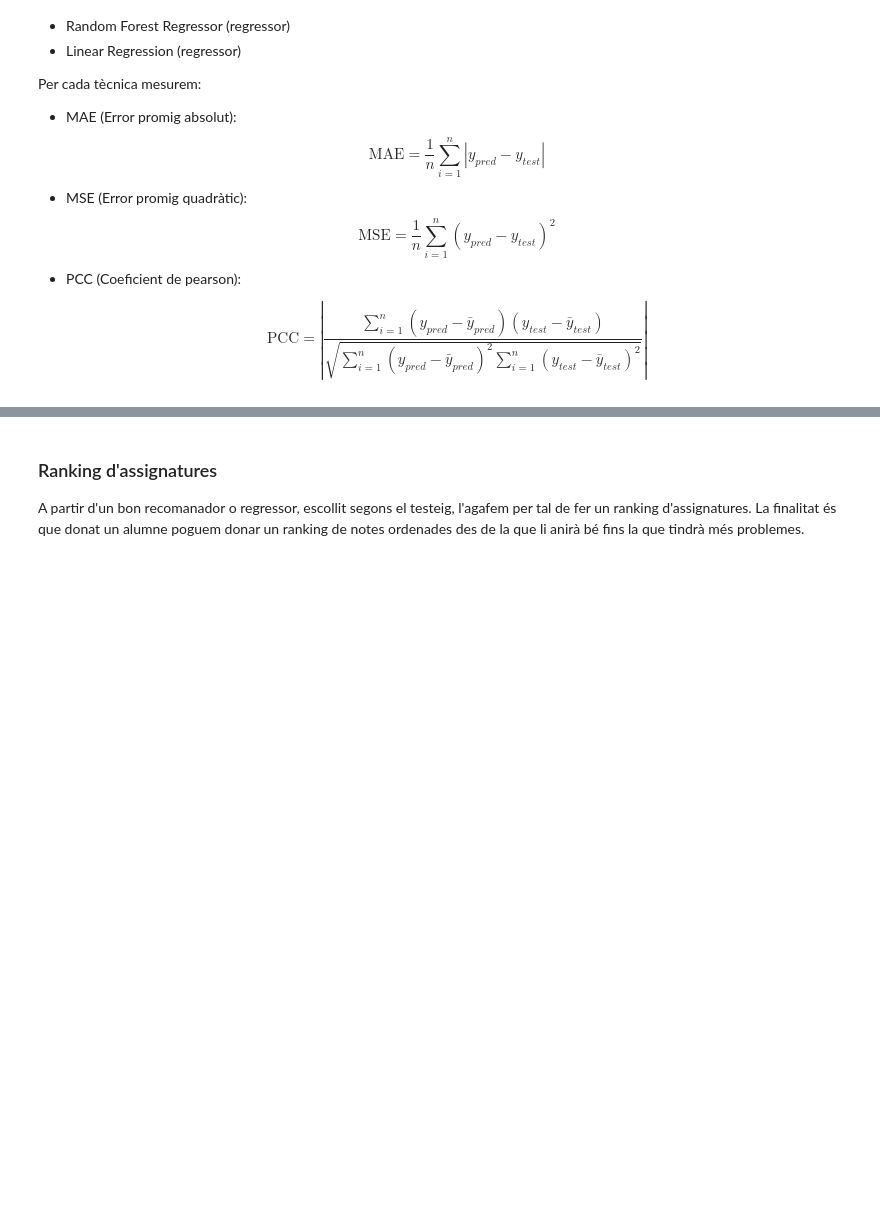
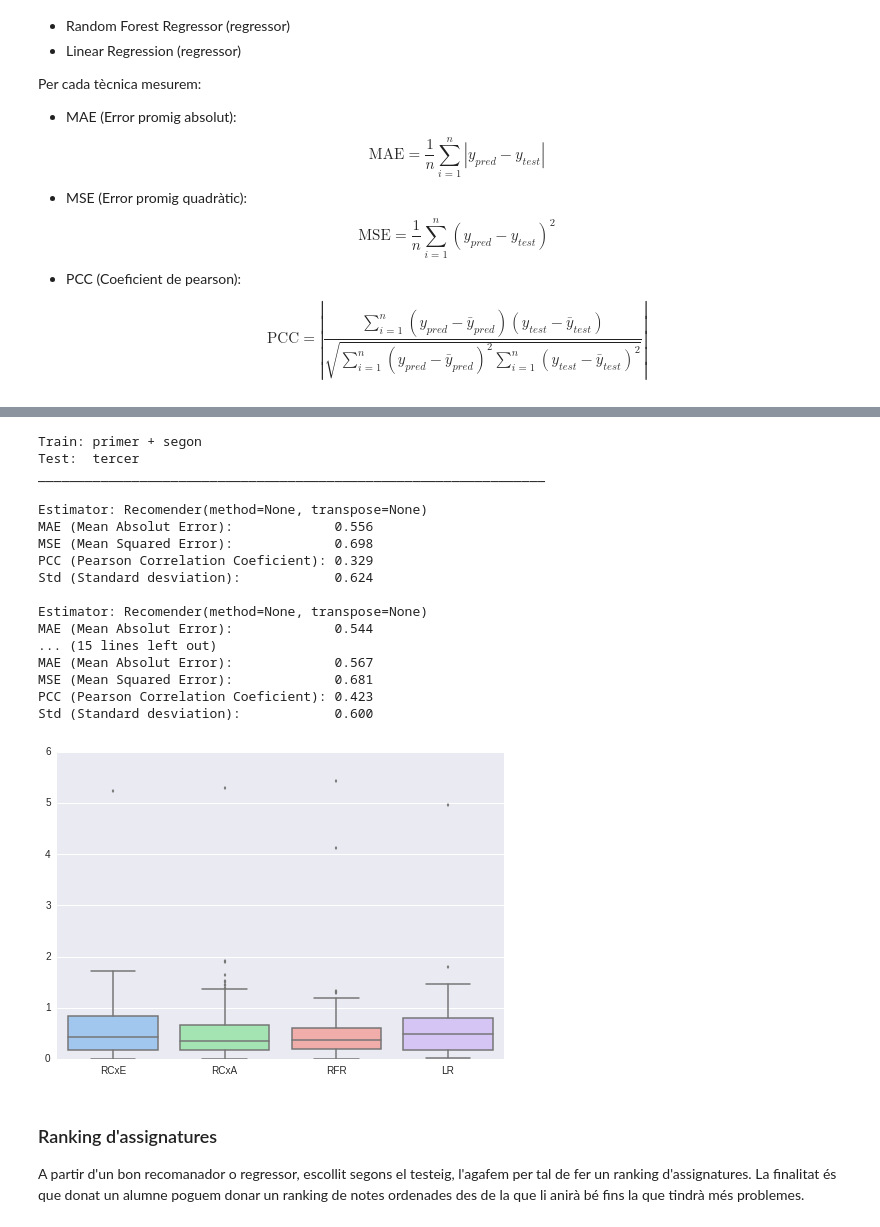
Before and after one commit to pid-ub/pid-UB, a Jupyter notebook: questions/questions-xavi/Question2-recomender.ipynb, the cells around one changed output, grey strips where cells are left out. Saved outputs shown, nothing was run; the diff lists cells and outputs as text; code cells hidden in the pictures; blank space fills up the shorter version.

```diff
--- a/questions/questions-xavi/Question2-recomender.ipynb
+++ b/questions/questions-xavi/Question2-recomender.ipynb
@@ -236,3 +358,34 @@ PCC (Pearson Correlation Coeficient): 0.323
+# %%
+print "Train: primer + segon"
+print "Test:  tercer"
+print "_________________________________________________________________"
+print
+rs = []
+for e  in estimators:
+    print "Estimator:", e
+    rs.append(benchmark(primer_segon_norm.values, tercer_norm.values, e))
+    print
+sbn.boxplot(rs, color='pastel', names=estimators_lbl)
+sbn.despine(trim=True)
+# %% [output]
+Train: primer + segon
+Test:  tercer
+_________________________________________________________________
+
+Estimator: Recomender(method=None, transpose=None)
+MAE (Mean Absolut Error):             0.556
+MSE (Mean Squared Error):             0.698
+PCC (Pearson Correlation Coeficient): 0.329
+Std (Standard desviation):            0.624
+
+Estimator: Recomender(method=None, transpose=None)
+MAE (Mean Absolut Error):             0.544
+... (15 lines left out)
+MAE (Mean Absolut Error):             0.567
+MSE (Mean Squared Error):             0.681
+PCC (Pearson Correlation Coeficient): 0.423
+Std (Standard desviation):            0.600
+[figure, added]
 # %% [markdown]
 ### Ranking d'assignatures
 
```
Also changed, not shown: parts of 15 cells of this notebook, 5 other files.
